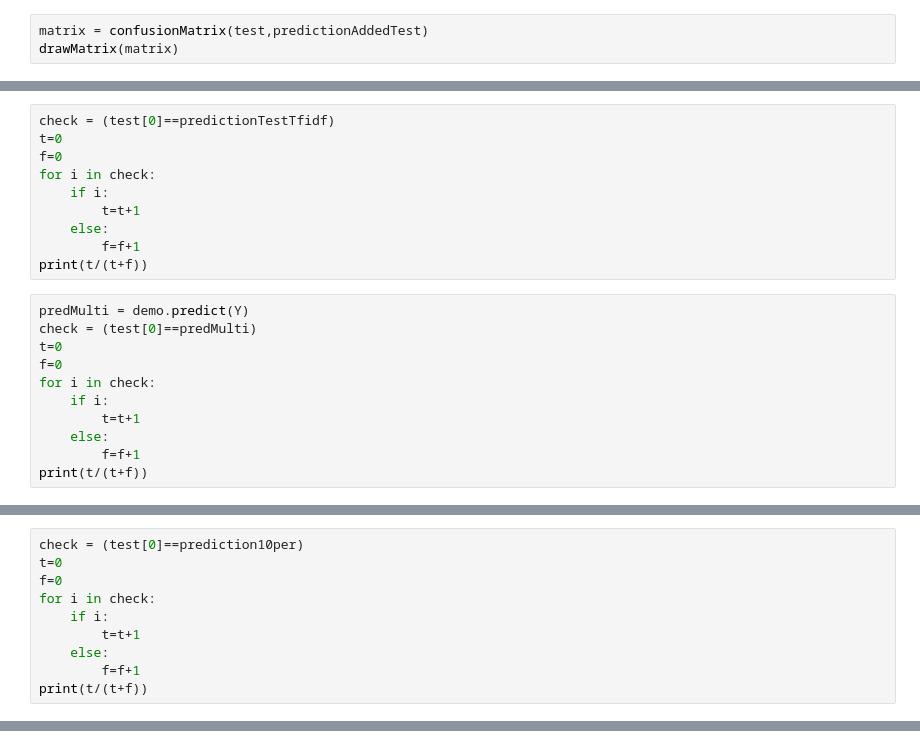
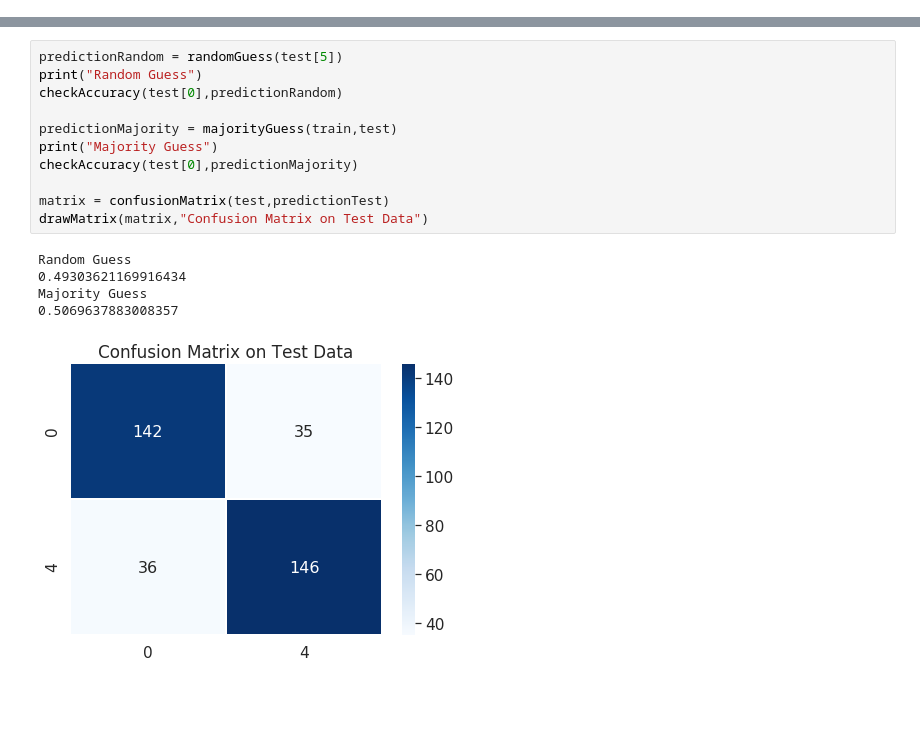
Before and after one commit to Kartik97/ML, a Jupyter notebook: A2/Q1/q1.ipynb, the cells around one changed output, grey strips where cells are left out. Drawn from its saved outputs; the diff is of its cells as text; blank space fills up the shorter version.

```diff
--- a/A2/Q1/q1.ipynb
+++ b/A2/Q1/q1.ipynb
@@ -570,3 +0,0 @@ print(t/(t+f))
-# %%
-matrix = confusionMatrix(test,predictionAddedTest)
-drawMatrix(matrix)
@@ -618,21 +0,0 @@ predictionTestTfidf = clf.predict(testDense)
-# %%
-check = (test[0]==predictionTestTfidf)
-t=0
-f=0
-for i in check:
-    if i:
-        t=t+1
-    else:
-        f=f+1
-print(t/(t+f))
-# %%
-predMulti = demo.predict(Y)
-check = (test[0]==predMulti)
-t=0
-f=0
-for i in check:
-    if i:
-        t=t+1
-    else:
-        f=f+1
-print(t/(t+f))
@@ -659,10 +0,0 @@ prediction10per = clf2.predict(testDense10per)
-# %%
-check = (test[0]==prediction10per)
-t=0
-f=0
-for i in check:
-    if i:
-        t=t+1
-    else:
-        f=f+1
-print(t/(t+f))
@@ -1192,0 +369,17 @@ rocCurve(test,-logProbaTestMulti[:,0],logProbaTestMulti[:,1])
+# %%
+predictionRandom = randomGuess(test[5])
+print("Random Guess")
+checkAccuracy(test[0],predictionRandom)
+
+predictionMajority = majorityGuess(train,test)
+print("Majority Guess")
+checkAccuracy(test[0],predictionMajority)
+
+matrix = confusionMatrix(test,predictionTest)
+drawMatrix(matrix,"Confusion Matrix on Test Data")
+# %% [output]
+Random Guess
+0.49303621169916434
+Majority Guess
+0.5069637883008357
+[figure, added]
```
Also changed, not shown: parts of 86 cells of this notebook, 18 other files.
